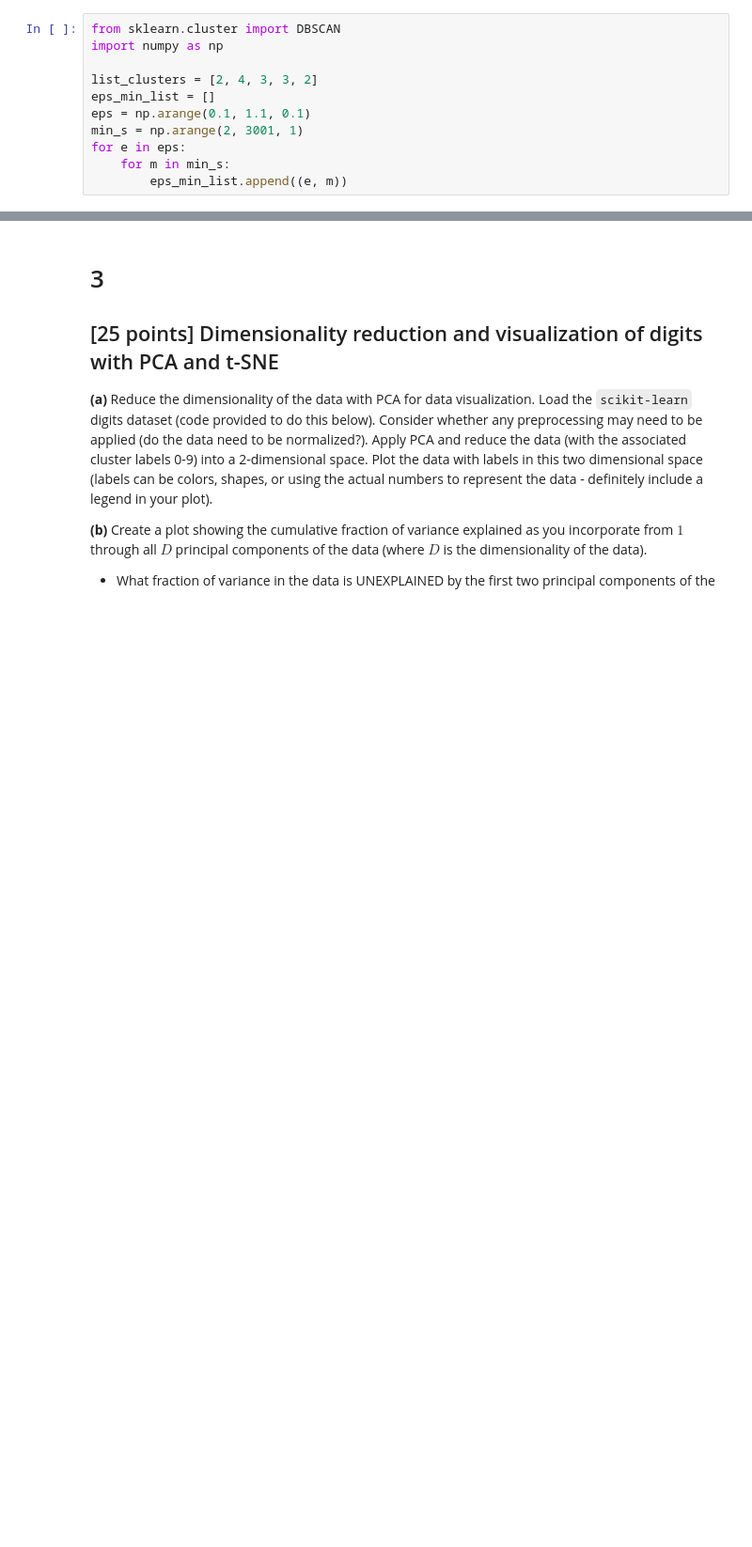
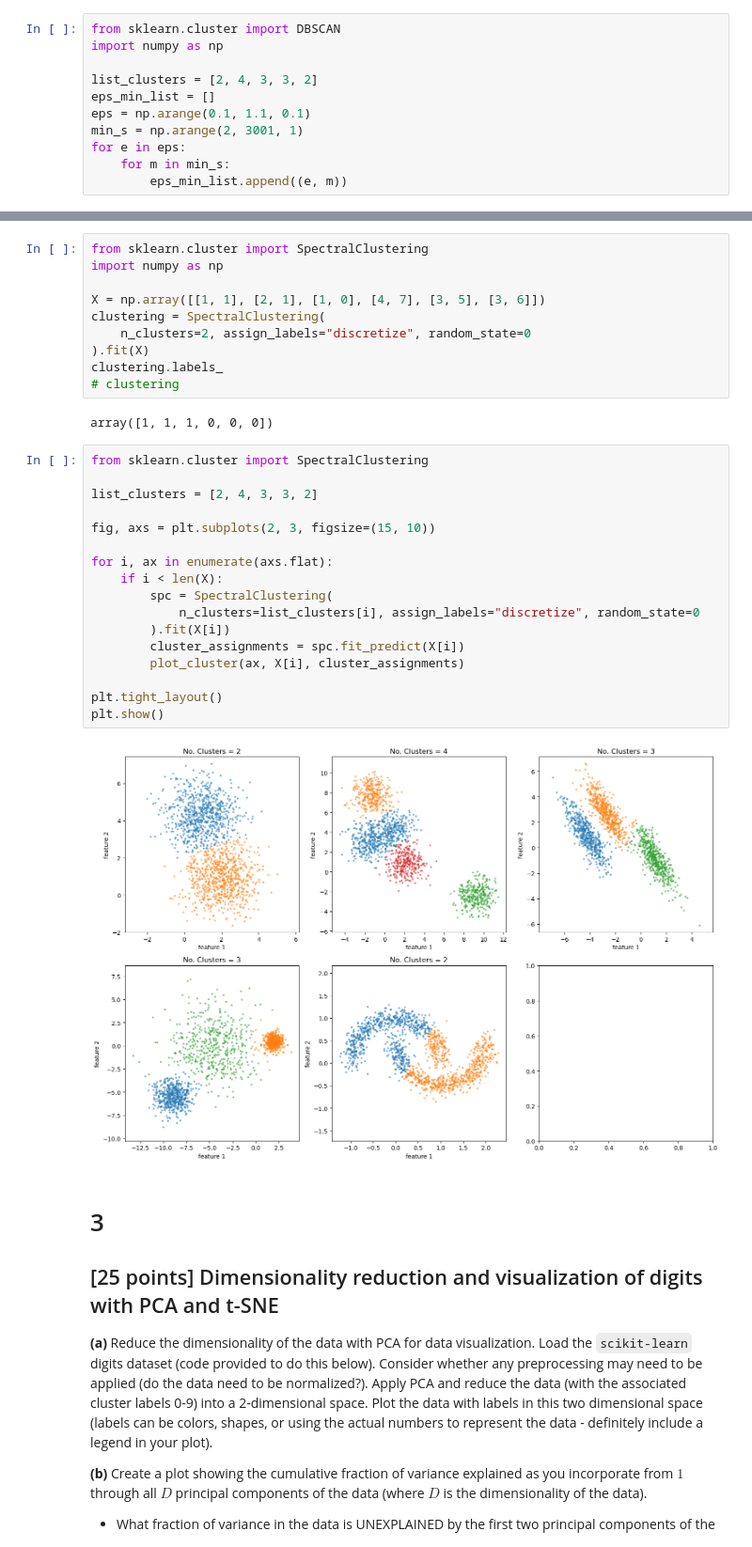
Before and after one commit to dani-jimlar/ML_assignments, a Jupyter notebook: a_5/Assignment_5.ipynb, the cells around one changed output, grey strips where cells are left out. Shown at 94% size. Saved outputs shown, nothing was run; the diff lists cells and outputs as text; blank space fills up the shorter version.

```diff
--- a/a_5/Assignment_5.ipynb
+++ b/a_5/Assignment_5.ipynb
@@ -724,3 +722,34 @@ plt.show()
+# %%
+from sklearn.cluster import SpectralClustering
+import numpy as np
+
+X = np.array([[1, 1], [2, 1], [1, 0], [4, 7], [3, 5], [3, 6]])
+clustering = SpectralClustering(
+    n_clusters=2, assign_labels="discretize", random_state=0
+).fit(X)
+clustering.labels_
+# clustering
+# %% [output]
+array([1, 1, 1, 0, 0, 0])
+# %%
+from sklearn.cluster import SpectralClustering
+
+list_clusters = [2, 4, 3, 3, 2]
+
+fig, axs = plt.subplots(2, 3, figsize=(15, 10))
+
+for i, ax in enumerate(axs.flat):
+    if i < len(X):
+        spc = SpectralClustering(
+            n_clusters=list_clusters[i], assign_labels="discretize", random_state=0
+        ).fit(X[i])
+        cluster_assignments = spc.fit_predict(X[i])
+        plot_cluster(ax, X[i], cluster_assignments)
+
+plt.tight_layout()
+plt.show()
+# %% [output]
+[figure, added]
 # %% [markdown]
 # 3
 
```
Also changed, not shown: parts of 18 cells of this notebook.
